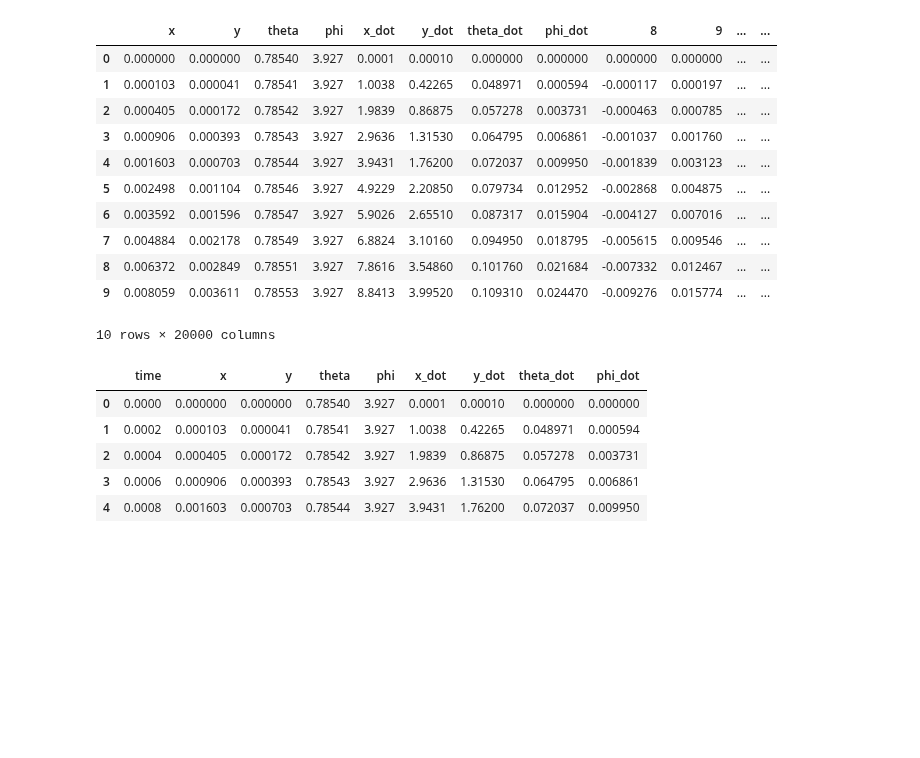
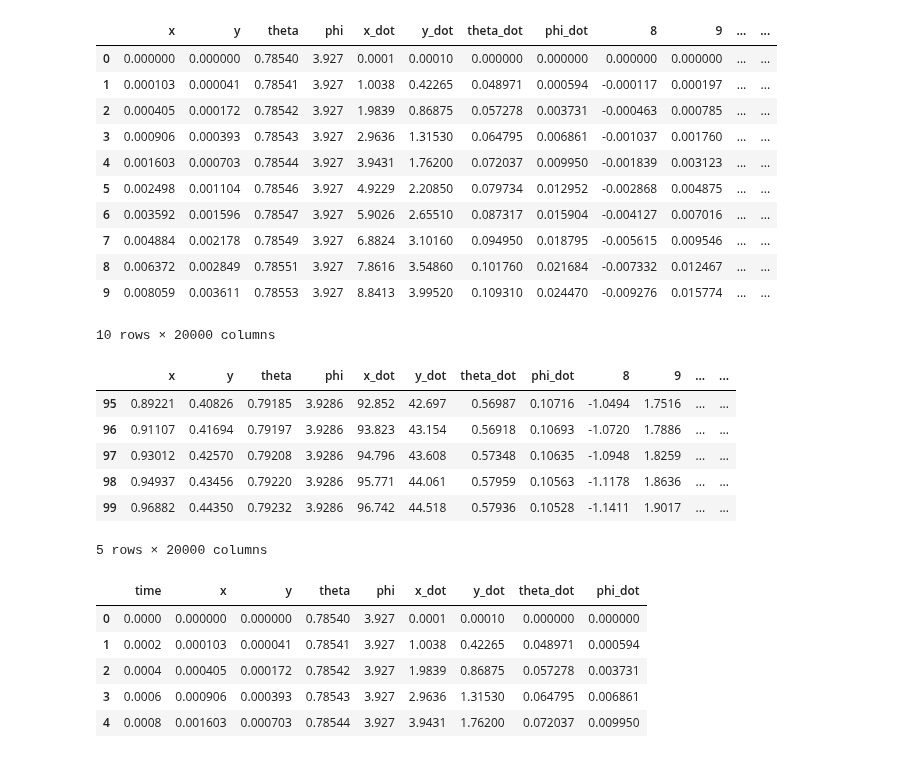
Before and after one commit to oliviatessa/MothMachineLearning, a Jupyter notebook: Load and Visualize data.ipynb, the cells around one changed output. Cells and saved outputs as stored; diff of their text form; code cells hidden in the pictures; blank space fills up the shorter version.

```diff
--- a/Load and Visualize data.ipynb
+++ b/Load and Visualize data.ipynb
@@ -64,6 +64,16 @@ spray.head(10)
 | 8 | 0.006372 | 0.002849 | 0.78551 | 3.927 | 7.8616 | 3.54860 | 0.101760 | 0.021684 | -0.007332 | 0.012467 | ... | ... |
 | 9 | 0.008059 | 0.003611 | 0.78553 | 3.927 | 8.8413 | 3.99520 | 0.109310 | 0.024470 | -0.009276 | 0.015774 | ... | ... |
 10 rows × 20000 columns
+# %%
+spray.tail()
+# %% [output]
+|  | x | y | theta | phi | x_dot | y_dot | theta_dot | phi_dot | 8 | 9 | ... | ... |
+| 95 | 0.89221 | 0.40826 | 0.79185 | 3.9286 | 92.852 | 42.697 | 0.56987 | 0.10716 | -1.0494 | 1.7516 | ... | ... |
+| 96 | 0.91107 | 0.41694 | 0.79197 | 3.9286 | 93.823 | 43.154 | 0.56918 | 0.10693 | -1.0720 | 1.7886 | ... | ... |
+| 97 | 0.93012 | 0.42570 | 0.79208 | 3.9286 | 94.796 | 43.608 | 0.57348 | 0.10635 | -1.0948 | 1.8259 | ... | ... |
+| 98 | 0.94937 | 0.43456 | 0.79220 | 3.9286 | 95.771 | 44.061 | 0.57959 | 0.10563 | -1.1178 | 1.8636 | ... | ... |
+| 99 | 0.96882 | 0.44350 | 0.79232 | 3.9286 | 96.742 | 44.518 | 0.57936 | 0.10528 | -1.1411 | 1.9017 | ... | ... |
+5 rows × 20000 columns
 # %%
 # add timestamp
 spray['time'] = np.arange(0, 0.02, 2.0002e-04)
```
Also changed, not shown: parts of 17 cells of this notebook.
